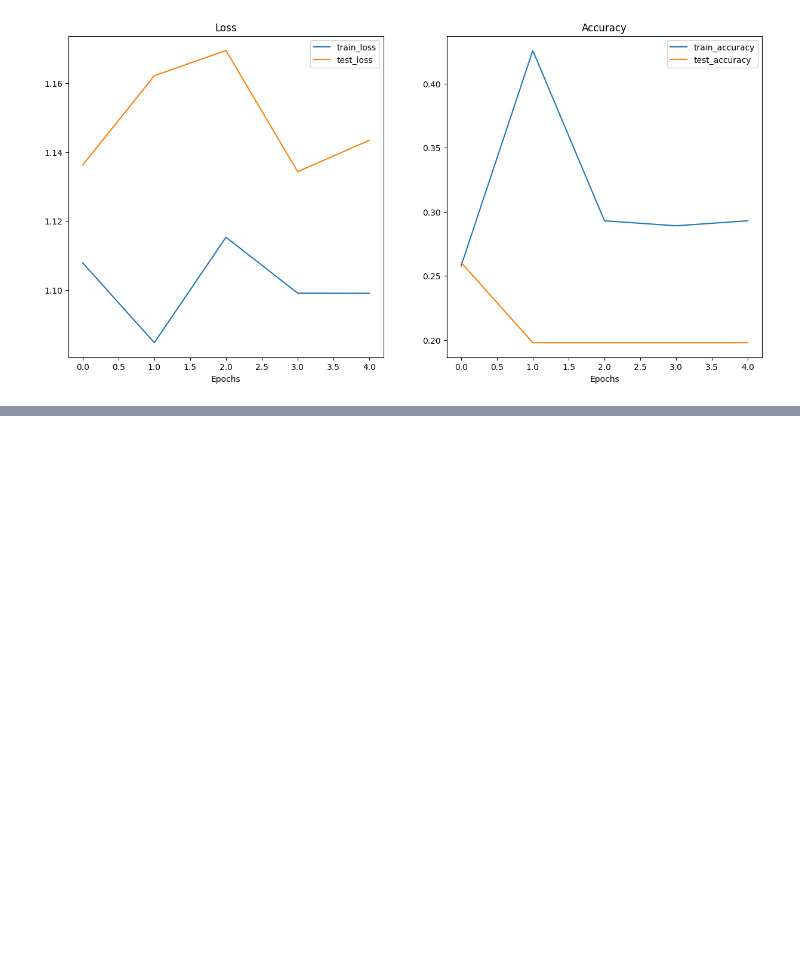
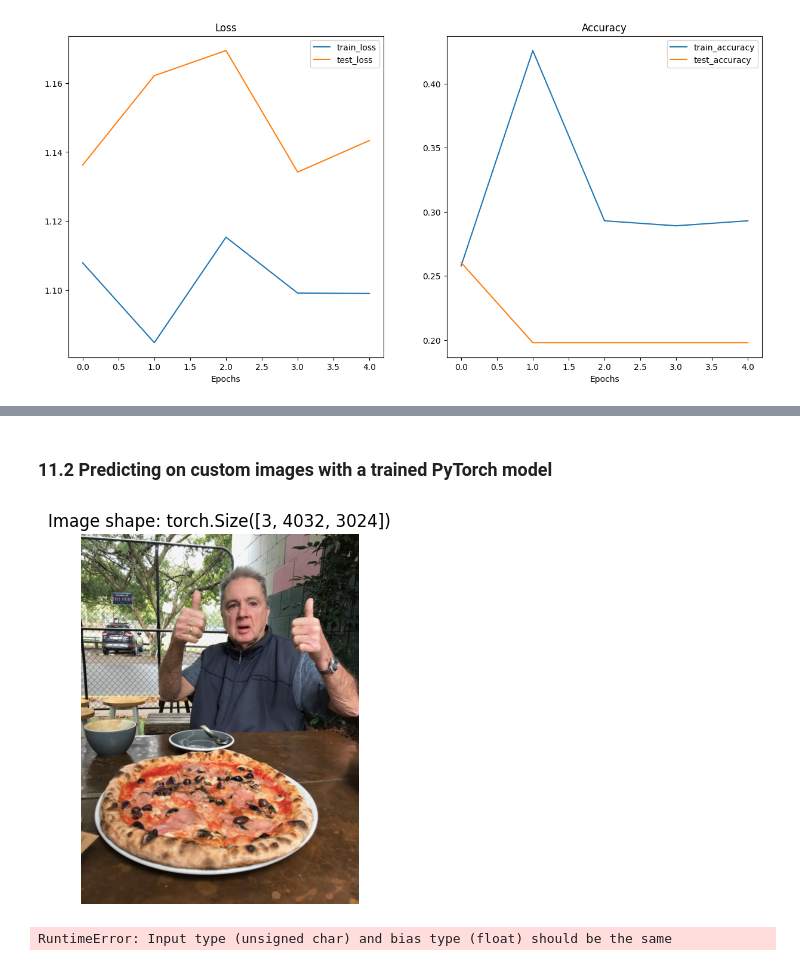
Before and after one commit to Abhimanyu9539/PyTorch, a Jupyter notebook: Custom Data Loader/04_pytorch_custom_datasets.ipynb, the cells around one changed output, grey strips where cells are left out. Drawn from its saved outputs; the diff is of its cells as text; code cells hidden in the pictures; blank space fills up the shorter version.

```diff
--- a/Custom Data Loader/04_pytorch_custom_datasets.ipynb
+++ b/Custom Data Loader/04_pytorch_custom_datasets.ipynb
@@ -1000,0 +1189,16 @@ plot_loss_curves(model_0_results)
+# %%
+# Download custom image
+import requests
+
+# Setup custom image path
+custom_image_path = data_path / "04-pizza-dad.jpeg"
+
+# Download the image if it doesn't already exist
+if not custom_image_path.is_file():
+    with open(custom_image_path, "wb") as f:
+        # When downloading from GitHub, need to use the "raw" file link
+        request = requests.get("https://raw.githubusercontent.com/mrdbourke/pytorch-deep-learning/main/images/04-pizza-dad.jpeg")
+        print(f"Downloading {custom_image_path}...")
+        f.write(request.content)
+else:
+    print(f"{custom_image_path} already exists, skipping download.")
@@ -1000,0 +1209,10 @@ plot_loss_curves(model_0_results)
+# %%
+import torchvision
+
+# Read in custom image
+custom_image_uint8 = torchvision.io.read_image(str(custom_image_path))
+
+# Print out image data
+print(f"Custom image tensor:\n{custom_image_uint8}\n")
+print(f"Custom image shape: {custom_image_uint8.shape}\n")
+print(f"Custom image dtype: {custom_image_uint8.dtype}")
@@ -1000,0 +1237,16 @@ plot_loss_curves(model_0_results)
+# %% [markdown]
+### 11.2 Predicting on custom images with a trained PyTorch model
+# %%
+# Plot custom image
+plt.imshow(custom_image_uint8.permute(1, 2, 0)) # need to permute image dimensions from CHW -> HWC otherwise matplotlib will error
+plt.title(f"Image shape: {custom_image_uint8.shape}")
+plt.axis(False);
+# %% [output]
+[figure, added]
+# %%
+# Try to make a prediction on image in uint8 format (this will error)
+model_1.eval()
+with torch.inference_mode():
+    model_1(custom_image_uint8.to(device))
+# %% [output]
+RuntimeError: Input type (unsigned char) and bias type (float) should be the same
```
Also changed, not shown: parts of 40 cells of this notebook, 1 other file.
